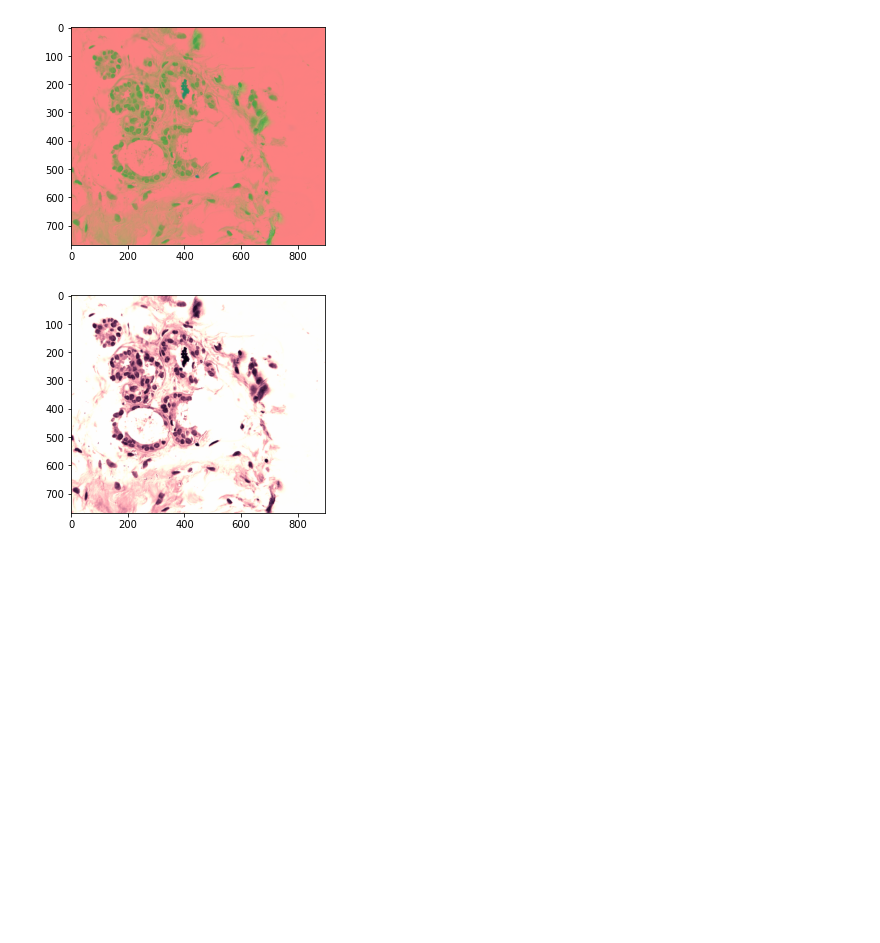
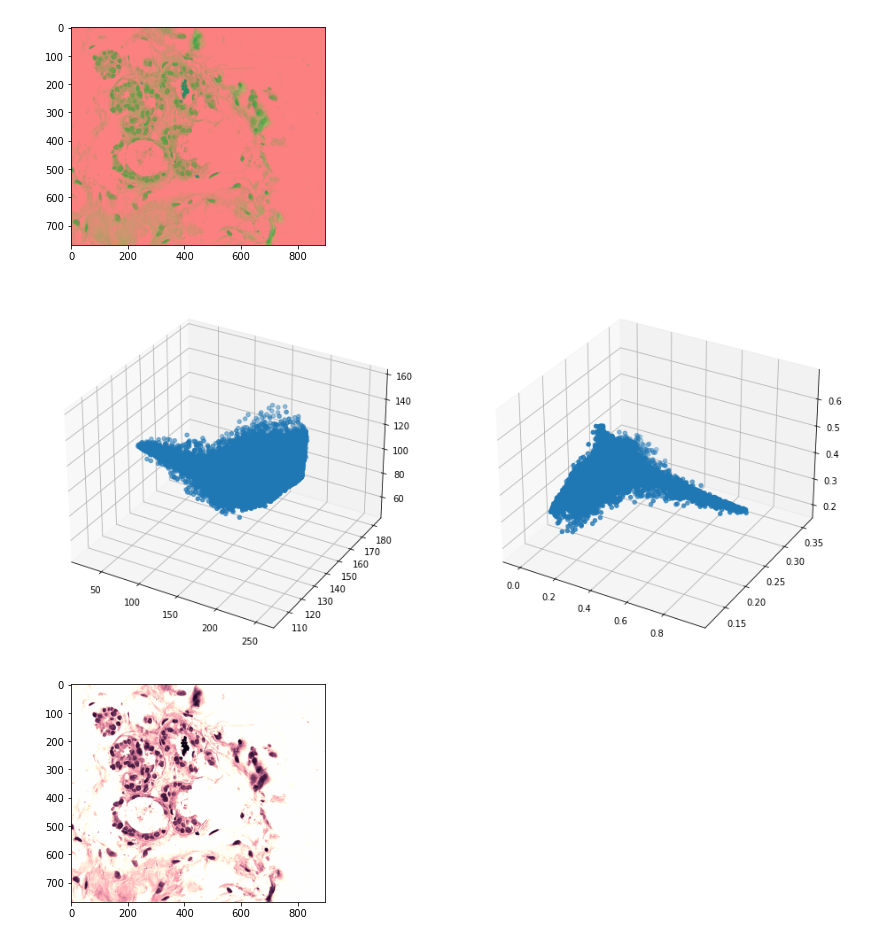
Before and after one commit to dsatyam09/Quantative-Analysis-of-normalized-image-in-Different-Color-Models., a Jupyter notebook: Color Normalization In Histology.ipynb, the cells around one changed output. Drawn from its saved outputs; the diff is of its cells as text; code cells hidden in the pictures; blank space fills up the shorter version.

```diff
--- a/Color Normalization In Histology.ipynb
+++ b/Color Normalization In Histology.ipynb
@@ -345,13 +349,15 @@ imglab = imglab.reshape((-1,3))
 
 OD = -np.log10((imglab.astype(np.float64)+1)/Io)    #Use this for opencv imread
 # %%
-# from mpl_toolkits.mplot3d import Axes3D
-# fig = plt.figure(figsize=(16, 8))
-# ax1 = fig.add_subplot(121, projection='3d')
-# ax1.scatter(imglab[:,0],imglab[:,1],imglab[:,2])
-# ax2 = fig.add_subplot(122, projection='3d')
-# ax2.scatter(OD[:,0],OD[:,1],OD[:,2])
-# plt.show()
+from mpl_toolkits.mplot3d import Axes3D
+fig = plt.figure(figsize=(16, 8))
+ax1 = fig.add_subplot(121, projection='3d')
+ax1.scatter(imglab[:,0],imglab[:,1],imglab[:,2])
+ax2 = fig.add_subplot(122, projection='3d')
+ax2.scatter(OD[:,0],OD[:,1],OD[:,2])
+plt.show()
+# %% [output]
+[figure, added]
 # %%
 # Step 2: Remove data with OD intensity less than β
 # remove transparent pixels (clear region with no tissue)
```
Also changed, not shown: parts of 5 cells of this notebook, 2 other files.
